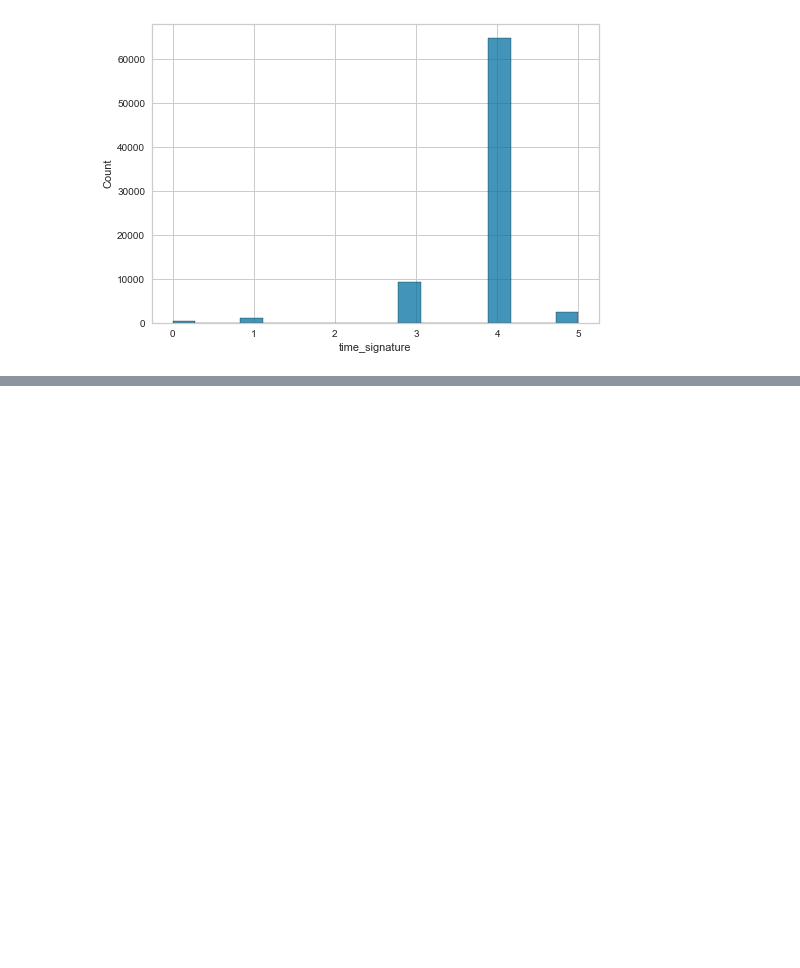
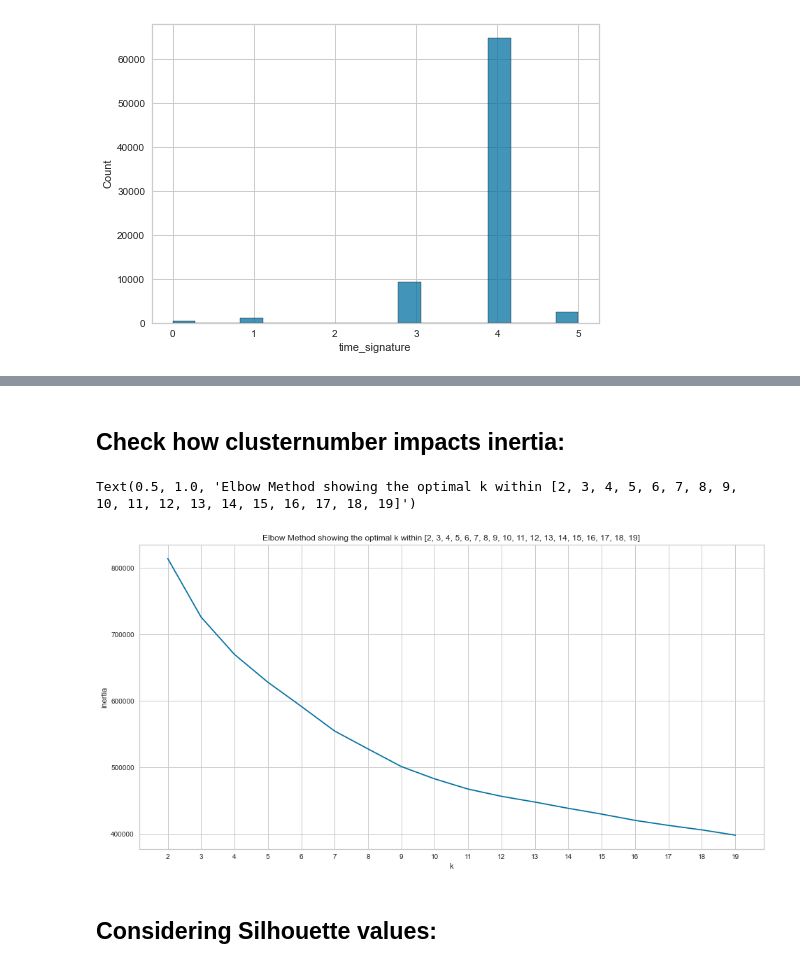
Before and after one commit to powerflo-data/Iron-Oliver, a Jupyter notebook: Python/Lab_806_Spotipy_API_Wrepper_clustering_songs_kmeans.ipynb, the cells around one changed output, grey strips where cells are left out. Drawn from its saved outputs; the diff is of its cells as text; code cells hidden in the pictures; blank space fills up the shorter version.

```diff
--- a/Python/Lab_806_Spotipy_API_Wrepper_clustering_songs_kmeans.ipynb
+++ b/Python/Lab_806_Spotipy_API_Wrepper_clustering_songs_kmeans.ipynb
@@ -57,3 +81,7 @@ df_fullsong.head()
 | 4 | 0.585 | 0.436 | 10 | -8.761 | 1 | 0.0601 | 0.7210 | 0.000013 | ... |
 # %%
 X = df_fullsong.copy()
+# %%
+STDC = StandardScaler()
+# %%
+STDC.fit(X)
@@ -60,4 +90,4 @@ X = df_fullsong.copy()
 # %%
-X_prep = StandardScaler().fit_transform(X)
+X_prep = STDC.transform(X)
 # %%
 X_prep_df = pd.DataFrame(X_prep, columns=df_fullsong.columns)
@@ -88,3 +120,29 @@ X_prep_df.head()
 | 2 | 0.824669 | 0.644713 | 1.049894 | 0.862899 | -1.402224 | -0.403505 | -1.039601 | -0.569563 | ... |
 | 3 | 0.954304 | 0.232531 | 0.210425 | 0.724297 | 0.713153 | -0.363360 | -1.021185 | -0.569563 | ... |
 | 4 | 0.214306 | -0.289566 | 1.329717 | 0.327831 | 0.713153 | -0.337934 | 0.845091 | -0.569524 | ... |
+# %% [markdown]
+## Check how clusternumber impacts inertia:
+# %%
+K = range(2,20)
+inertias = []
+
+for k in K:
+    kmeans = KMeans(n_clusters=k,
+                random_state=1234,
+                n_init=20,
+                algorithm='elkan',
+                max_iter=25)
+    kmeans.fit(X_prep)
+    inertias.append(kmeans.inertia_)
+
+plt.figure(figsize=(16,8))
+plt.plot(K, inertias, 'bx-')
+plt.xlabel('k')
+plt.ylabel('inertia')
+plt.xticks(np.arange(min(K), max(K)+1, 1.0))
+plt.title(f'Elbow Method showing the optimal k within {list(K)}')
+# %% [output]
+Text(0.5, 1.0, 'Elbow Method showing the optimal k within [2, 3, 4, 5, 6, 7, 8, 9, 10, 11, 12, 13, 14, 15, 16, 17, 18, 19]')
+[figure, added]
+# %% [markdown]
+## Considering Silhouette values:
```
Also changed, not shown: parts of 31 cells of this notebook, 1 other file.
